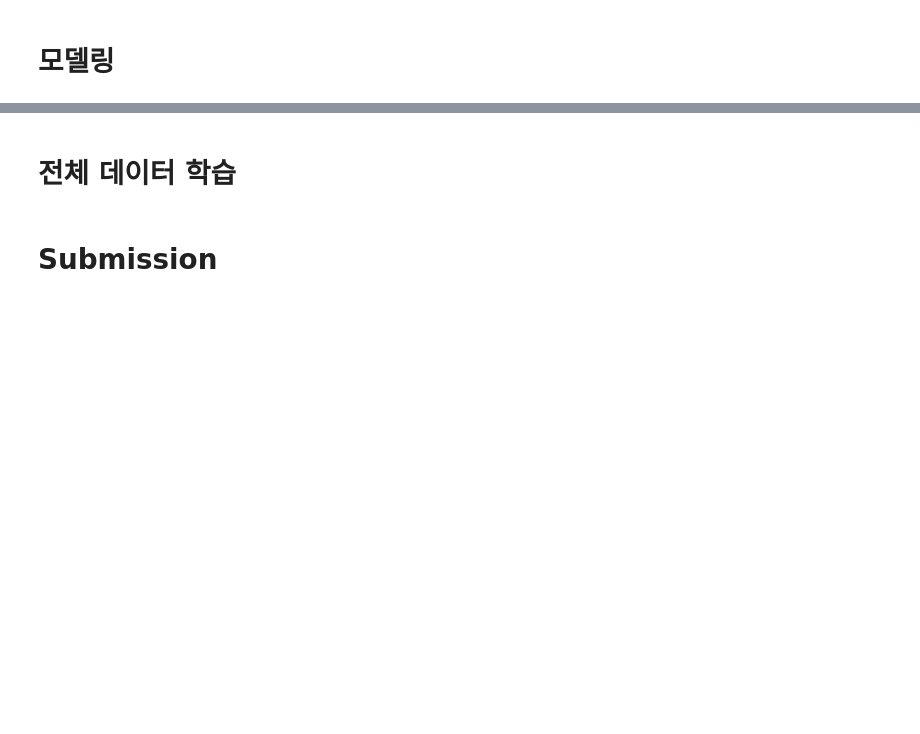
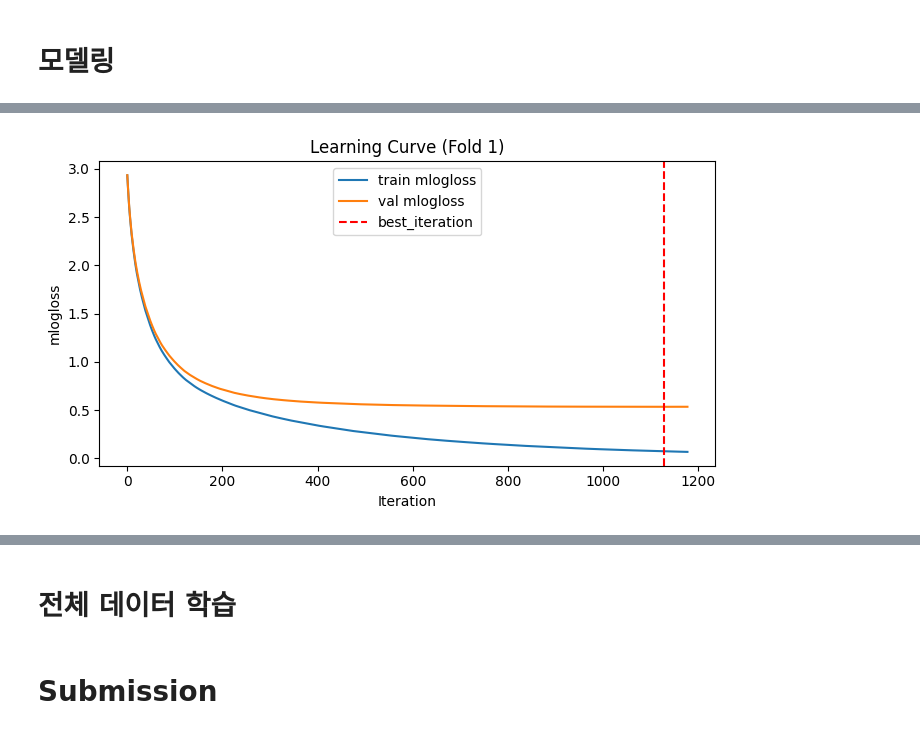
Before and after one commit to smOH306/smart_shipping_ai_challenge, a Jupyter notebook: notebooks/playground.ipynb, the cells around one changed output, grey strips where cells are left out. Saved outputs shown, nothing was run; the diff lists cells and outputs as text; code cells hidden in the pictures; blank space fills up the shorter version.

Commit message:
playground.ipynb 파일에서 실행 카운트를 수정하고, 불필요한 출력 및 코드 블록을 제거하여 코드 정리를 진행함. XGBoost 모델 학습 코드 및 평가 지표 출력 추가로 성능 분석을 강화함.

```diff
--- a/notebooks/playground.ipynb
+++ b/notebooks/playground.ipynb
@@ -228,8 +203,8 @@ for idx, row in pairs.iterrows():
 features_to_remove = set(pairs['feature_1']).union(set(pairs['feature_2']))
 
 # # 3. 원본 변수 삭제
-X_train = X_train.drop(columns=list(features_to_remove))
-X_test  = X_test.drop(columns=list(features_to_remove))
+# X_train = X_train.drop(columns=list(features_to_remove))
+# X_test  = X_test.drop(columns=list(features_to_remove))
 
 # 결과 확인
 # print("추가된 교호작용 변수 개수:", len(pairs))
@@ -274,12 +249,13 @@ for fold, (tr_idx, va_idx) in enumerate(skf.split(X_train, y_train), 1):
     model_xgb = XGBClassifier(
         objective='multi:softprob',
         num_class=n_class,
-        n_estimators=1000,
-        learning_rate=0.03,
+        # n_estimators=3000,
+        # learning_rate=0.02,
         max_depth=6,
         subsample=0.8,
         colsample_bytree = 0.8,
         tree_method='hist',
+        eval_metric='auc',
         random_state=42,
         early_stopping_rounds=50,
         n_jobs=-1)
@@ -313,0 +290,72 @@ Fold별 Macro F1 평균: 0.7982, 표준편차: 0.0019
+# %%
+import numpy as np
+import matplotlib.pyplot as plt
+from sklearn.model_selection import StratifiedKFold
+from sklearn.metrics import f1_score
+from xgboost import XGBClassifier
+
+# 2. 5-Fold 교차검증
+n_class = 21
+skf = StratifiedKFold(n_splits=5, shuffle=True, random_state=42)
+
+fold_macro_f1 = []
+oof_pred = np.zeros((len(X_train), n_class), dtype=float)
+oof_label = np.zeros(len(X_train), dtype=int)
+
+for fold, (tr_idx, va_idx) in enumerate(skf.split(X_train, y_train), 1):
+    X_tr, X_va = X_train[tr_idx], X_train[va_idx]
+    y_tr, y_va = y_train[tr_idx], y_train[va_idx]
+
+    model_xgb = XGBClassifier(
+        objective='multi:softprob',
+        num_class=n_class,
+        n_estimators=3000,
+        learning_rate=0.02,
+        max_depth=6,
+        subsample=0.8,
+        colsample_bytree=0.8,
+        eval_metric='mlogloss',          # 또는 'merror'
+        early_stopping_rounds=50,        # fit에 넣기
+        tree_method='hist',
+        random_state=42,
+        n_jobs=-1
+    )
+
+    # 학습: train/val 모두 eval_set에 넣고, 다중분류에 맞는 metric 사용
+    model_xgb.fit(
+        X_tr, y_tr,
+        eval_set=[(X_tr, y_tr), (X_va, y_va)],
+        verbose=False
+    )
+
+    # 예측 및 점수
+    y_pred = model_xgb.predict(X_va)
+    macro_f1 = f1_score(y_va, y_pred, average='macro')
+    fold_macro_f1.append(macro_f1)
+    oof_label[va_idx] = y_pred
+    oof_pred[va_idx] = model_xgb.predict_proba(X_va)
+    print(f'Fold {fold} Macro F1: {macro_f1:.4f}')
+
+    # 학습곡선 출력
+    evals_result = model_xgb.evals_result()
+    # validation_0: train, validation_1: val
+    train_metric = evals_result['validation_0']['mlogloss']
+    val_metric   = evals_result['validation_1']['mlogloss']
+
+    plt.figure(figsize=(7, 4))
+    plt.plot(train_metric, label='train mlogloss')
+    plt.plot(val_metric, label='val mlogloss')
+    # best_iteration는 0-based. 시각적으로 표시
+    if hasattr(model_xgb, 'best_iteration') and model_xgb.best_iteration is not None:
+        plt.axvline(model_xgb.best_iteration, color='r', linestyle='--', label='best_iteration')
+    plt.title(f'Learning Curve (Fold {fold})')
+    plt.xlabel('Iteration')
+    plt.ylabel('mlogloss')
+    plt.legend()
+    plt.tight_layout()
+    plt.show()
+
+overall_macro_f1 = f1_score(y_train, oof_label, average='macro')
+print(f'\n5-Fold OOF Macro F1 (XGB, Normalized): {overall_macro_f1:.4f}')
+print(f'Fold별 Macro F1 평균: {np.mean(fold_macro_f1):.4f}, 표준편차: {np.std(fold_macro_f1):.4f}')
+# %% [output]
@@ -313,0 +363 @@ Fold별 Macro F1 평균: 0.7982, 표준편차: 0.0019
+[figure, added]
```
Also changed, not shown: parts of 8 cells of this notebook.
